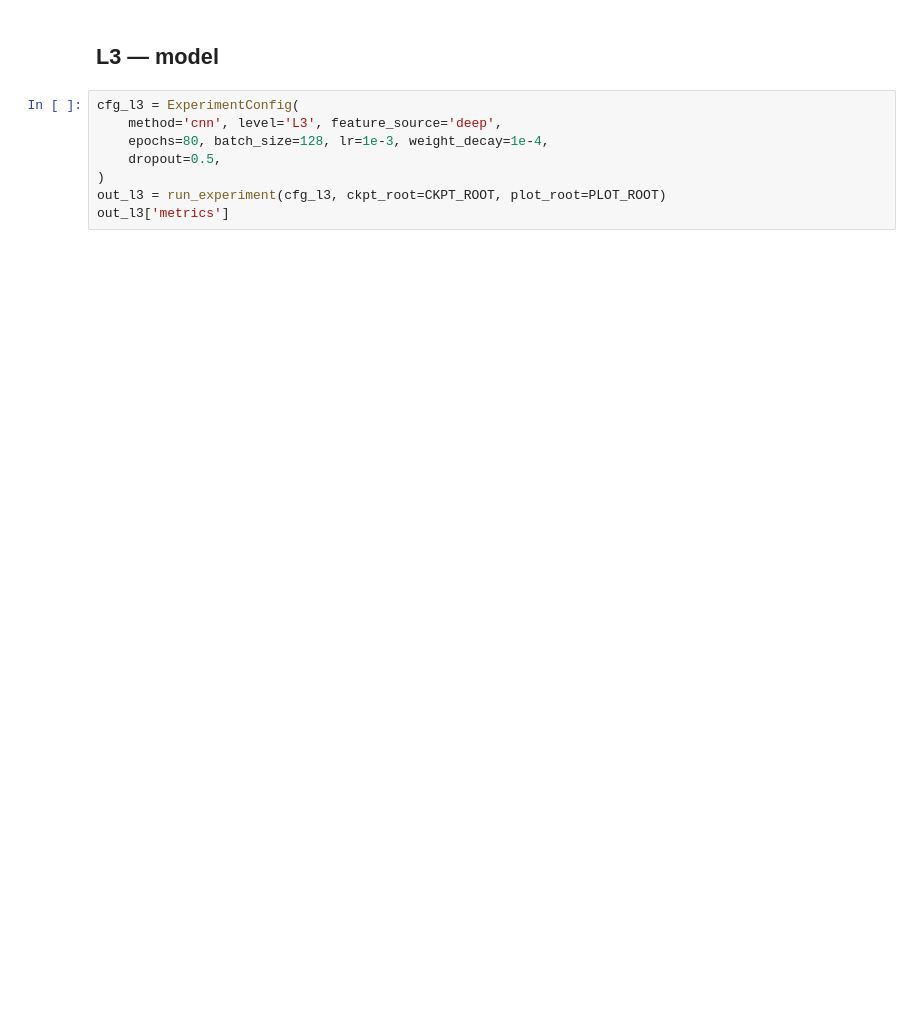
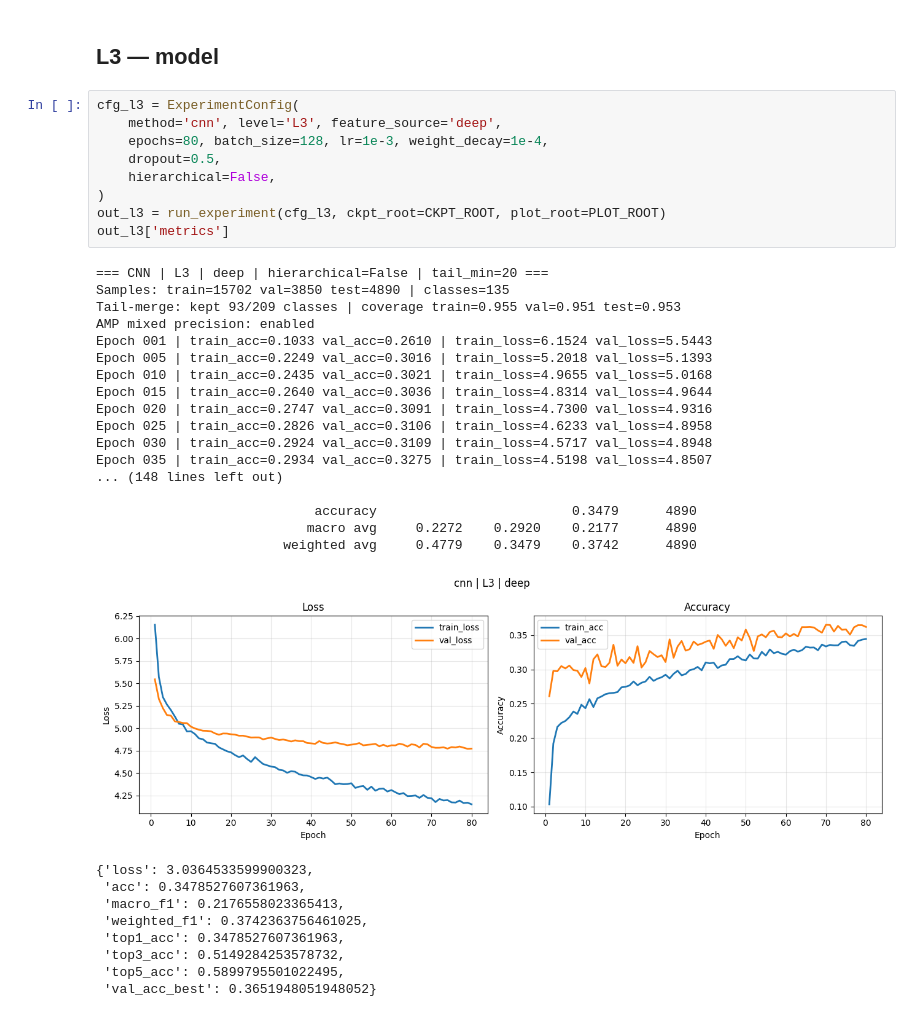
Before and after one commit to Anamikarajesh/FGVD, a Jupyter notebook: cnn.ipynb, the cells around one changed output. Saved outputs shown, nothing was run; the diff lists cells and outputs as text; blank space fills up the shorter version.

```diff
--- a/cnn.ipynb
+++ b/cnn.ipynb
@@ -74,8 +97,36 @@ KeyboardInterrupt:
 # %%
 cfg_l3 = ExperimentConfig(
     method='cnn', level='L3', feature_source='deep',
     epochs=80, batch_size=128, lr=1e-3, weight_decay=1e-4,
     dropout=0.5,
+    hierarchical=False,
 )
 out_l3 = run_experiment(cfg_l3, ckpt_root=CKPT_ROOT, plot_root=PLOT_ROOT)
 out_l3['metrics']
+# %% [output]
+=== CNN | L3 | deep | hierarchical=False | tail_min=20 ===
+Samples: train=15702 val=3850 test=4890 | classes=135
+Tail-merge: kept 93/209 classes | coverage train=0.955 val=0.951 test=0.953
+AMP mixed precision: enabled
+Epoch 001 | train_acc=0.1033 val_acc=0.2610 | train_loss=6.1524 val_loss=5.5443
+Epoch 005 | train_acc=0.2249 val_acc=0.3016 | train_loss=5.2018 val_loss=5.1393
+Epoch 010 | train_acc=0.2435 val_acc=0.3021 | train_loss=4.9655 val_loss=5.0168
+Epoch 015 | train_acc=0.2640 val_acc=0.3036 | train_loss=4.8314 val_loss=4.9644
+Epoch 020 | train_acc=0.2747 val_acc=0.3091 | train_loss=4.7300 val_loss=4.9316
+Epoch 025 | train_acc=0.2826 val_acc=0.3106 | train_loss=4.6233 val_loss=4.8958
+Epoch 030 | train_acc=0.2924 val_acc=0.3109 | train_loss=4.5717 val_loss=4.8948
+Epoch 035 | train_acc=0.2934 val_acc=0.3275 | train_loss=4.5198 val_loss=4.8507
+... (148 lines left out)
+
+                            accuracy                         0.3479      4890
+                           macro avg     0.2272    0.2920    0.2177      4890
+                        weighted avg     0.4779    0.3479    0.3742      4890
+[figure, added]
+{'loss': 3.0364533599900323,
+ 'acc': 0.3478527607361963,
+ 'macro_f1': 0.2176558023365413,
+ 'weighted_f1': 0.3742363756461025,
+ 'top1_acc': 0.3478527607361963,
+ 'top3_acc': 0.5149284253578732,
+ 'top5_acc': 0.5899795501022495,
+ 'val_acc_best': 0.3651948051948052}
```
Also changed, not shown: parts of 3 cells of this notebook, 6 other files.
